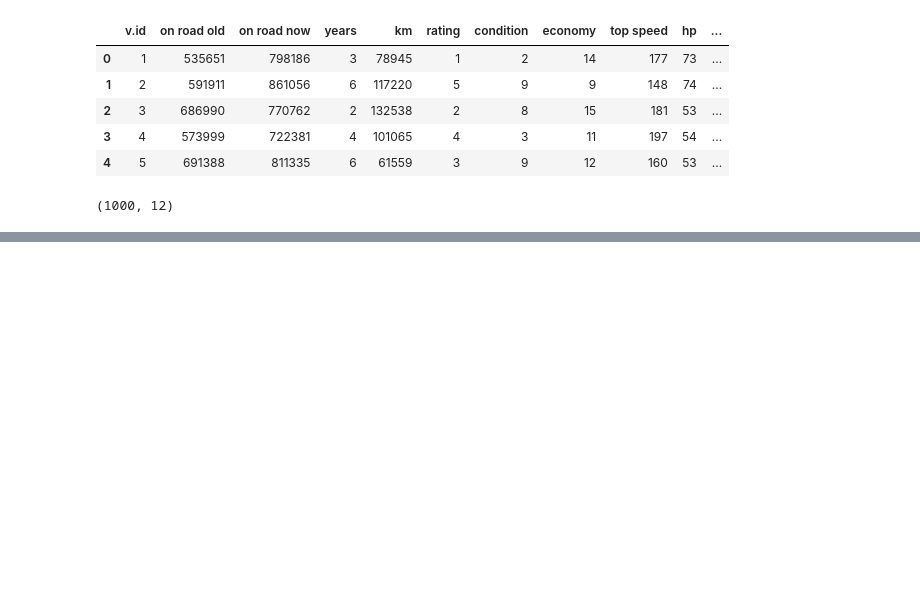
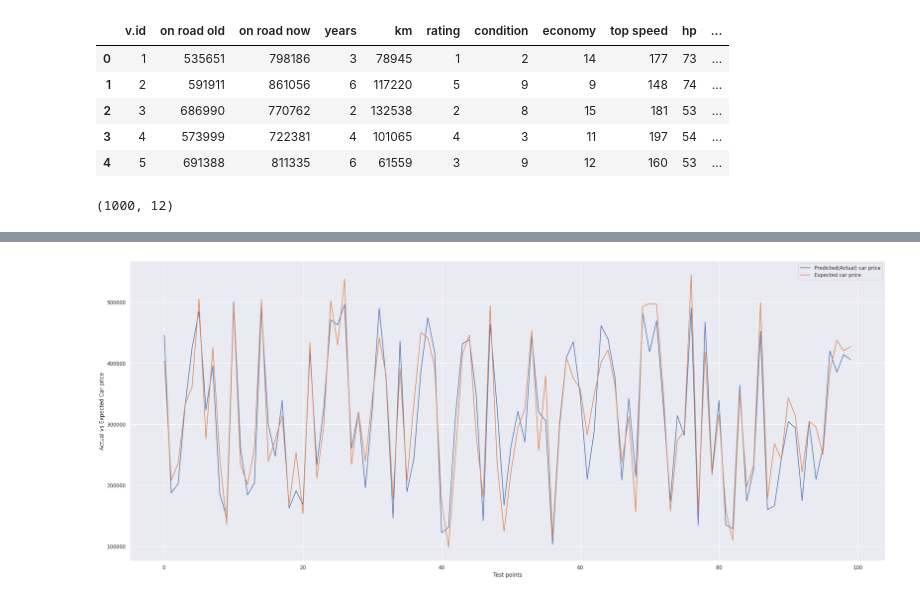
Before and after one commit to shah-shivam-410/python-learning-notebooks, a Jupyter notebook: project/car-price-detection/car_price_prediction.ipynb, the cells around one changed output, grey strips where cells are left out. Cells and saved outputs as stored; diff of their text form; code cells hidden in the pictures; blank space fills up the shorter version.

```diff
--- a/project/car-price-detection/car_price_prediction.ipynb
+++ b/project/car-price-detection/car_price_prediction.ipynb
@@ -68,0 +227,3 @@ print(y.shape)
+# %%
+y_actual = list(model.predict(x_test)[:,0])
+y_expected = list(y_test[:,0].numpy())
@@ -68,0 +232,25 @@ print(y.shape)
+# %%
+### Plotting evaluation chart
+
+# indexes = np.arange(0,100,1)
+# plt.figure(figsize=(40,12))
+# width = 0.4
+# plt.bar(indexes, y_actual, width, label="Predicted car price")
+# plt.bar(indexes+width, y_expected, width, label="Expected car price")
+# plt.xlabel("Test points")
+# plt.ylabel("Actual vs Expected Car price")
+# plt.show()
+
+indexes = np.arange(0,100,1)
+plt.figure(figsize=(30,12))
+width = 0.4
+
+plt.plot(indexes, y_actual)
+plt.plot(indexes, y_expected)
+plt.legend(["Predicted(Actual) car price", "Expected car price"])
+
+plt.xlabel("Test points")
+plt.ylabel("Actual vs Expected Car price")
+plt.show()
+# %% [output]
+[figure, added]
```
Also changed, not shown: parts of 24 cells of this notebook.
